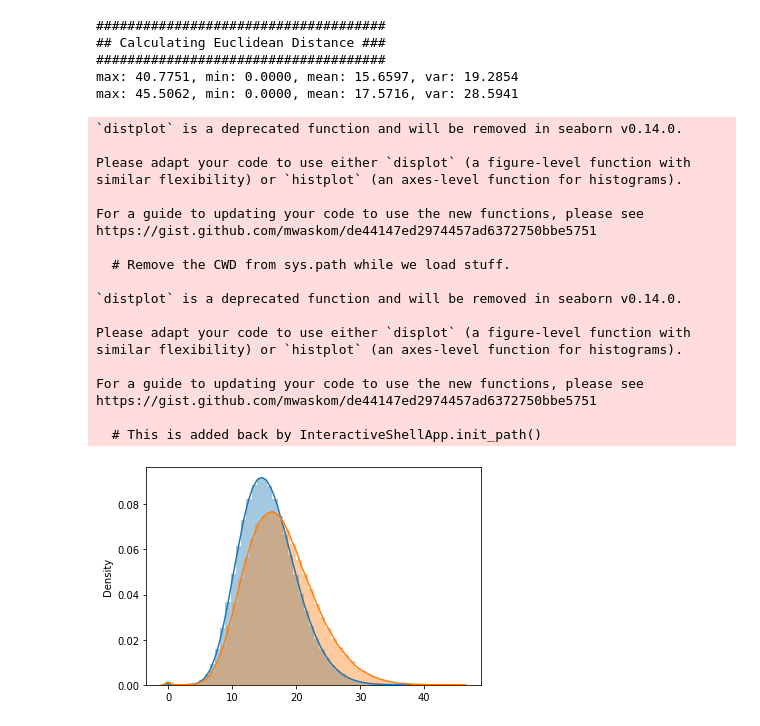
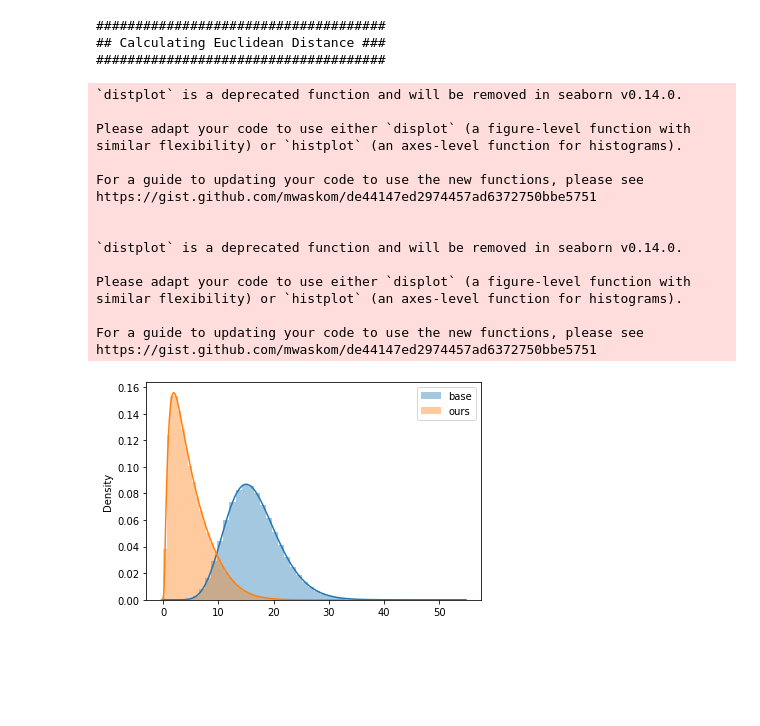
Before and after one commit to DASH-Lab/differential-dropout, a Jupyter notebook: metrics/distance_distribution.ipynb, the cells around one changed output. Drawn from its saved outputs; the diff is of its cells as text; code cells hidden in the pictures; blank space fills up the shorter version.

```diff
--- a/metrics/distance_distribution.ipynb
+++ b/metrics/distance_distribution.ipynb
@@ -108,13 +121,21 @@ with torch.no_grad():
 print("#####################################")
 print("### Calculating Cosine Similarity ###")
 print("#####################################")
-cssm_base = cosine_similarity(np.array(latent_vectors_base))
-print(f"max: {np.max(cssm_base):.4f}, min: {np.min(cssm_base):.4f}, mean: {np.mean(cssm_base):.4f}, var: {np.var(cssm_base):.4f}")
-cssm_private = cosine_similarity(np.array(latent_vectors_private))
-print(f"max: {np.max(cssm_private):.4f}, min: {np.min(cssm_private):.4f}, mean: {np.mean(cssm_private):.4f}, var: {np.var(cssm_private):.4f}")
 
-sns.distplot(cssm_base)
-sns.distplot(cssm_private)
+cssm_base = np.array([])
+cssm_private = np.array([])
+for i in range(len(latent_vectors_base)):
+    temp = cosine_similarity(np.array(latent_vectors_base[i])).reshape(-1)
+    cssm_base = np.concatenate((cssm_base, temp))
+    # print(f"max: {np.max(cssm_base):.4f}, min: {np.min(cssm_base):.4f}, mean: {np.mean(cssm_base):.4f}, var: {np.var(cssm_base):.4f}")
+
+    temp = cosine_similarity(np.array(latent_vectors_private[i])).reshape(-1)
+    cssm_private = np.concatenate((cssm_private, temp))
+    # print(f"max: {np.max(cssm_private):.4f}, min: {np.min(cssm_private):.4f}, mean: {np.mean(cssm_private):.4f}, var: {np.var(cssm_private):.4f}")
+
+sns.distplot(cssm_base, label="base")
+sns.distplot(cssm_private, label="ours")
+plt.legend()
 plt.show()
 # %% [output]
 #####################################
@@ -145,42 +162,45 @@ https://gist.github.com/mwaskom/de44147ed2974457ad6372750bbe5751
 # %%
 print("#####################################")
 print("## Calculating Euclidean Distance ###")
 print("#####################################")
 dist = DistanceMetric.get_metric('euclidean')
-euclidean_base = dist.pairwise(np.array(latent_vectors_base))
-print(f"max: {np.max(euclidean_base):.4f}, min: {np.min(euclidean_base):.4f}, mean: {np.mean(euclidean_base):.4f}, var: {np.var(euclidean_base):.4f}")
-euclidean_private = dist.pairwise(np.array(latent_vectors_private))
-print(f"max: {np.max(euclidean_private):.4f}, min: {np.min(euclidean_private):.4f}, mean: {np.mean(euclidean_private):.4f}, var: {np.var(euclidean_private):.4f}")
 
-sns.distplot(euclidean_base)
-sns.distplot(euclidean_private)
+euclidean_base = np.array([])
+euclidean_private = np.array([])
+for i in range(len(latent_vectors_base)):
+    temp = dist.pairwise(np.array(latent_vectors_base[i])).reshape(-1)
+    euclidean_base = np.concatenate((euclidean_base, temp))
+    # print(f"max: {np.max(euclidean_base):.4f}, min: {np.min(euclidean_base):.4f}, mean: {np.mean(euclidean_base):.4f}, var: {np.var(euclidean_base):.4f}")
+
+    temp = dist.pairwise(np.array(latent_vectors_private[i])).reshape(-1)
+    euclidean_private = np.concatenate((euclidean_private, temp))
+    # print(f"max: {np.max(euclidean_private):.4f}, min: {np.min(euclidean_private):.4f}, mean: {np.mean(euclidean_private):.4f}, var: {np.var(euclidean_private):.4f}")
+
+sns.distplot(euclidean_base, label="base")
+sns.distplot(euclidean_private, label="ours")
+plt.legend()
 plt.show()
 # %% [output]
 #####################################
 ## Calculating Euclidean Distance ###
 #####################################
-max: 40.7751, min: 0.0000, mean: 15.6597, var: 19.2854
-max: 45.5062, min: 0.0000, mean: 17.5716, var: 28.5941
 `distplot` is a deprecated function and will be removed in seaborn v0.14.0.
 
 Please adapt your code to use either `displot` (a figure-level function with
 similar flexibility) or `histplot` (an axes-level function for histograms).
 
 For a guide to updating your code to use the new functions, please see
 https://gist.github.com/mwaskom/de44147ed2974457ad6372750bbe5751
 
-  # Remove the CWD from sys.path while we load stuff.
 
 `distplot` is a deprecated function and will be removed in seaborn v0.14.0.
 
 Please adapt your code to use either `displot` (a figure-level function with
 similar flexibility) or `histplot` (an axes-level function for histograms).
 
 For a guide to updating your code to use the new functions, please see
 https://gist.github.com/mwaskom/de44147ed2974457ad6372750bbe5751
-
-  # This is added back by InteractiveShellApp.init_path()
-[figure, old version]
+[figure, new version]
 # %%
 print("#####################################")
 print("## Calculating Manhattan Distance ###")
```
Also changed, not shown: parts of 7 cells of this notebook, 7 other files.
